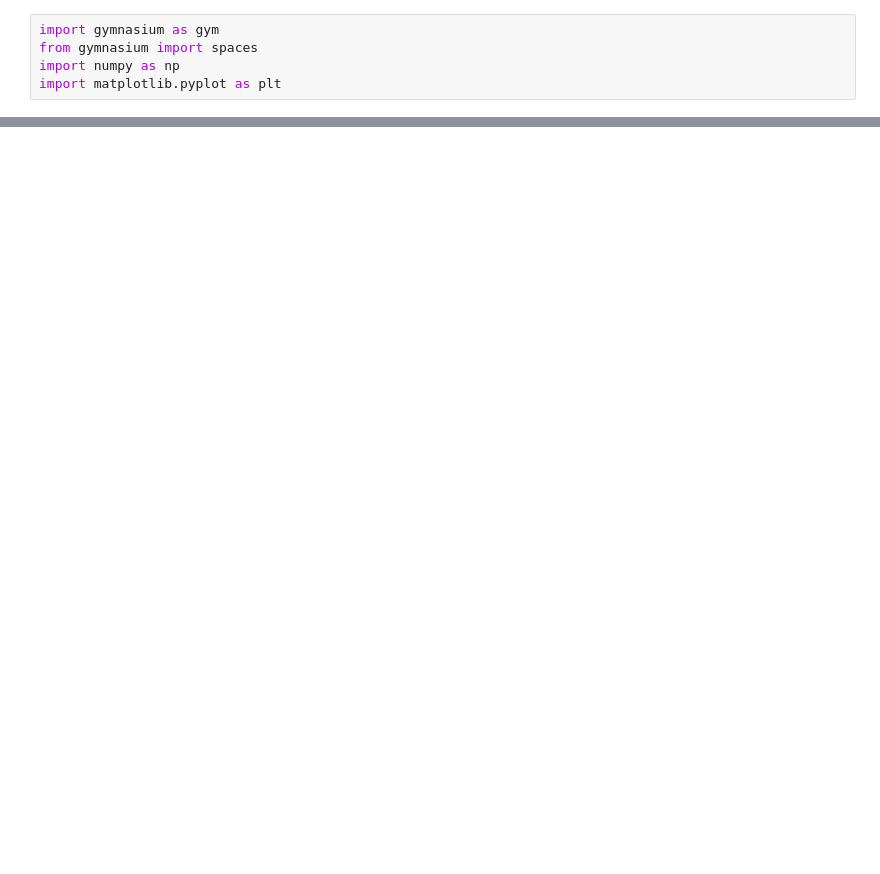
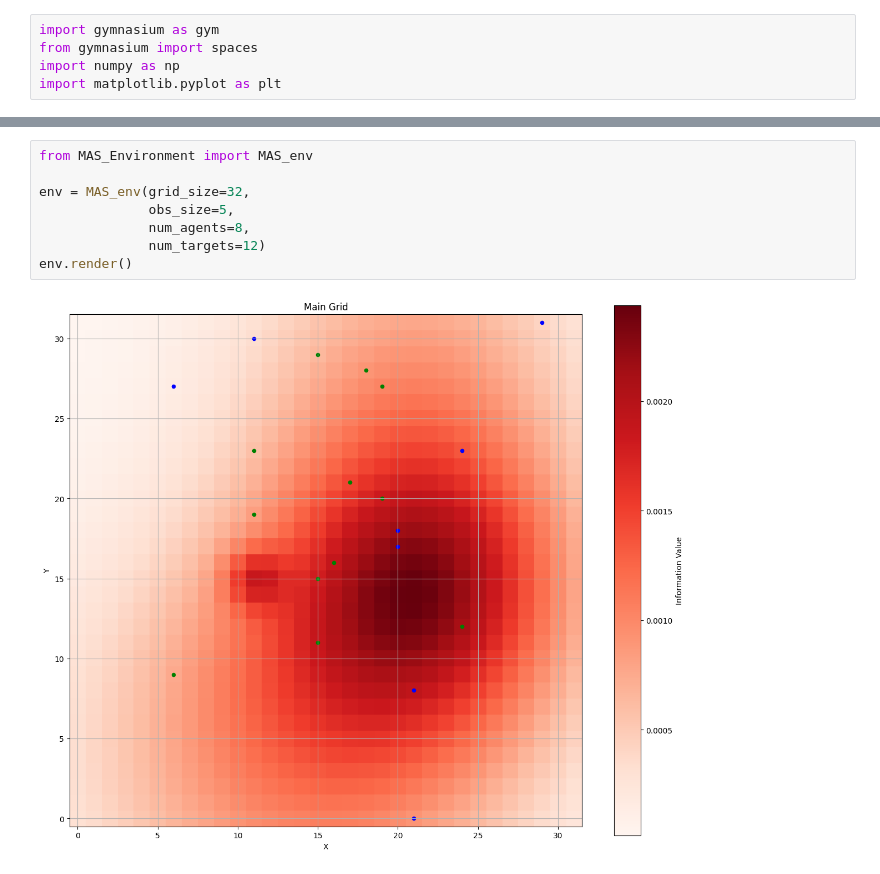
Before and after one commit to KishorKumar37/546-RL-Project, a Jupyter notebook: Grid Enviornment.ipynb, the cells around one changed output, grey strips where cells are left out. Saved outputs shown, nothing was run; the diff lists cells and outputs as text; blank space fills up the shorter version.

Commit message:
Fully working environment, no communication, torch graph error

```diff
--- a/Grid Enviornment.ipynb
+++ b/Grid Enviornment.ipynb
@@ -182,0 +165,10 @@ env.render()
+# %%
+from MAS_Environment import MAS_env
+
+env = MAS_env(grid_size=32,
+              obs_size=5,
+              num_agents=8,
+              num_targets=12)
+env.render()
+# %% [output]
+[figure, added]
```
Also changed, not shown: parts of 5 cells of this notebook, 2 other files.
